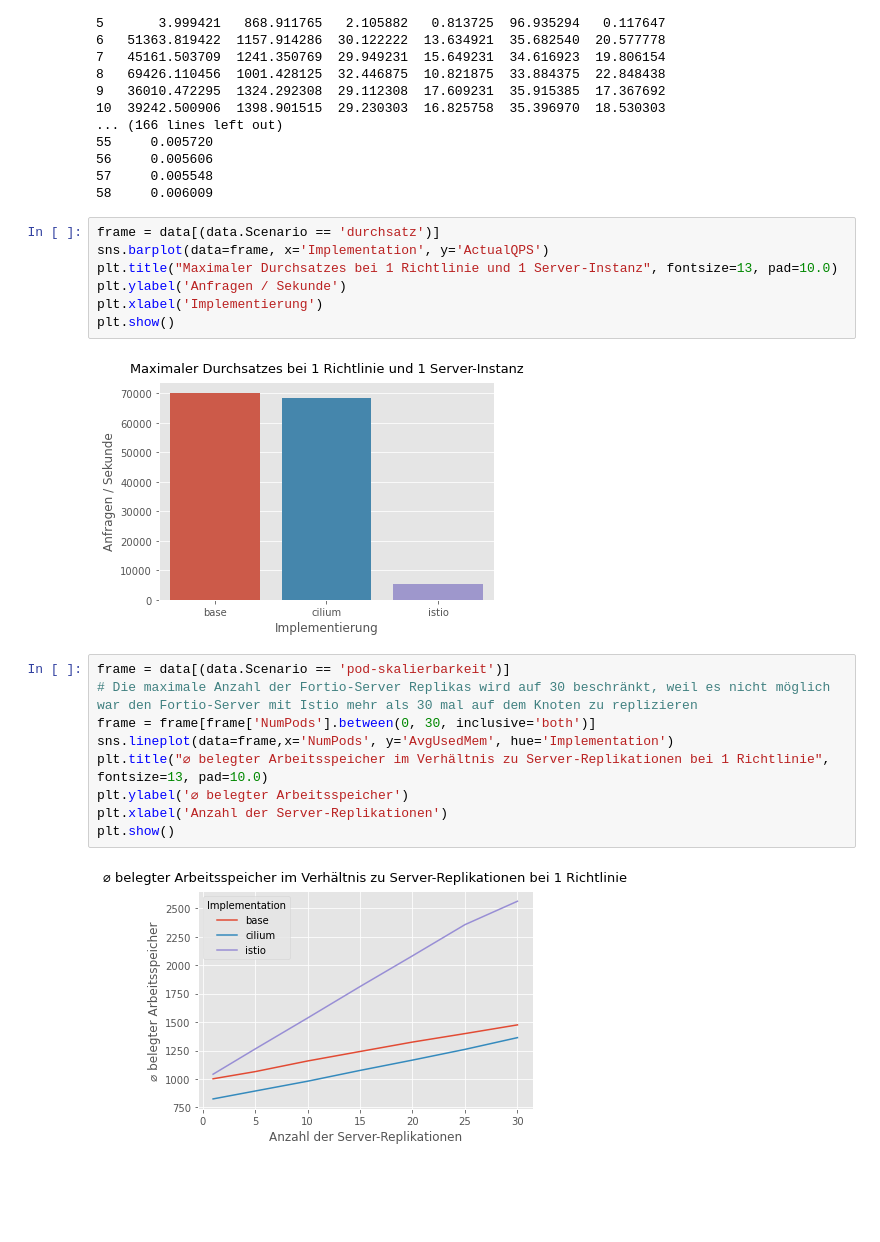
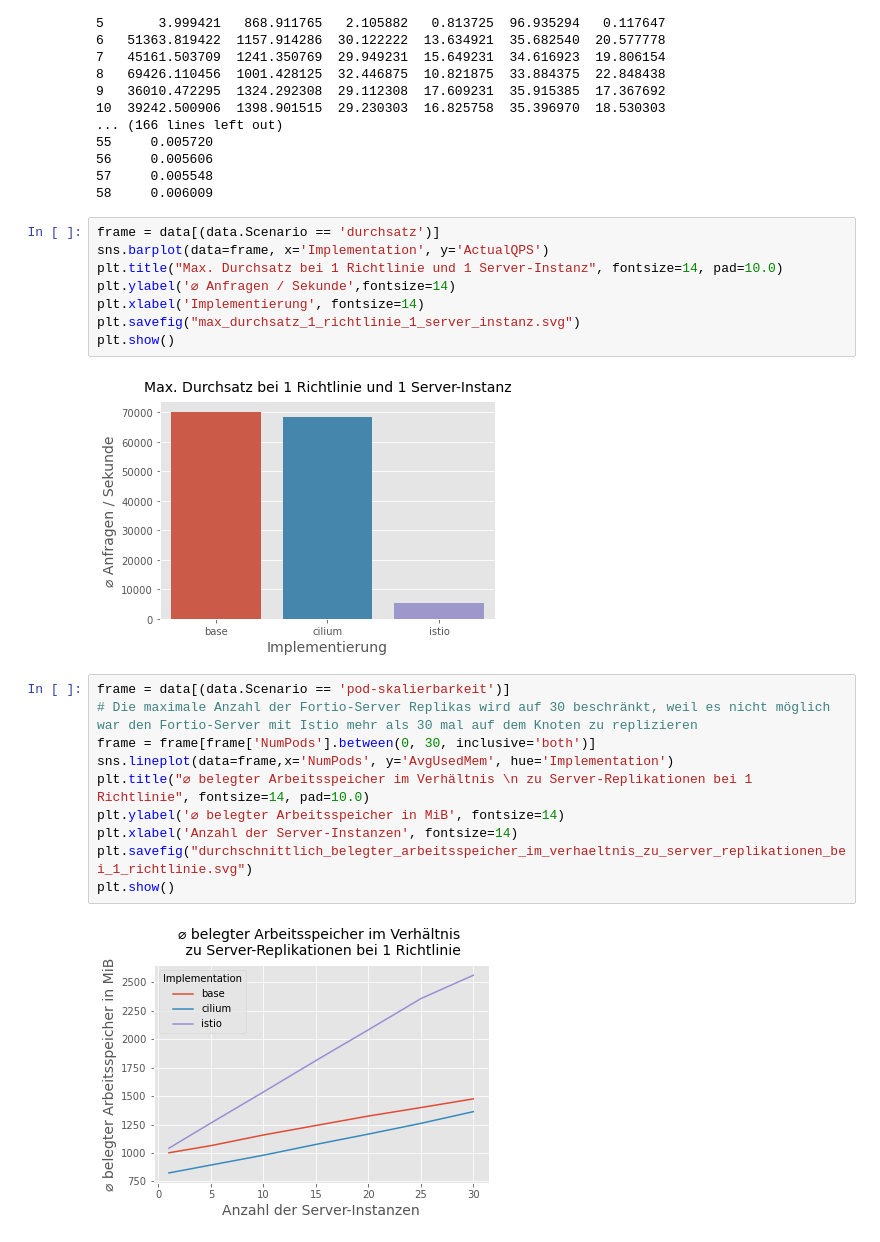
Before and after one commit to codafuerte/netzwerkrichtlinien-messungen, a Jupyter notebook: evaluation/Evaluation.ipynb, the cells around one changed output. Cells and saved outputs as stored; diff of their text form; blank space fills up the shorter version.

```diff
--- a/evaluation/Evaluation.ipynb
+++ b/evaluation/Evaluation.ipynb
@@ -78,23 +78,25 @@ print(data)
 # %%
 frame = data[(data.Scenario == 'durchsatz')]
 sns.barplot(data=frame, x='Implementation', y='ActualQPS')
-plt.title("Maximaler Durchsatzes bei 1 Richtlinie und 1 Server-Instanz", fontsize=13, pad=10.0)
-plt.ylabel('Anfragen / Sekunde')
-plt.xlabel('Implementierung')
+plt.title("Max. Durchsatz bei 1 Richtlinie und 1 Server-Instanz", fontsize=14, pad=10.0)
+plt.ylabel('⌀ Anfragen / Sekunde',fontsize=14)
+plt.xlabel('Implementierung', fontsize=14)
+plt.savefig("max_durchsatz_1_richtlinie_1_server_instanz.svg")
 plt.show()
 # %% [output]
-[figure, old version]
+[figure, new version]
 # %%
 frame = data[(data.Scenario == 'pod-skalierbarkeit')]
 # Die maximale Anzahl der Fortio-Server Replikas wird auf 30 beschränkt, weil es nicht möglich war den Fortio-Server mit Istio mehr als 30 mal auf dem Knoten zu replizieren
 frame = frame[frame['NumPods'].between(0, 30, inclusive='both')]
 sns.lineplot(data=frame,x='NumPods', y='AvgUsedMem', hue='Implementation')
-plt.title("⌀ belegter Arbeitsspeicher im Verhältnis zu Server-Replikationen bei 1 Richtlinie", fontsize=13, pad=10.0)
-plt.ylabel('⌀ belegter Arbeitsspeicher')
-plt.xlabel('Anzahl der Server-Replikationen')
+plt.title("⌀ belegter Arbeitsspeicher im Verhältnis \n zu Server-Replikationen bei 1 Richtlinie", fontsize=14, pad=10.0)
+plt.ylabel('⌀ belegter Arbeitsspeicher in MiB', fontsize=14)
+plt.xlabel('Anzahl der Server-Instanzen', fontsize=14)
+plt.savefig("durchschnittlich_belegter_arbeitsspeicher_im_verhaeltnis_zu_server_replikationen_bei_1_richtlinie.svg")
 plt.show()
 # %% [output]
-[figure, old version]
+[figure, new version]
 # %%
 frame = data[(data.Scenario == 'latenz')]
 sns.barplot(data=frame, x='Implementation', y='AvgDuration')
```
Also changed, not shown: parts of 3 cells of this notebook, 1 other file.
